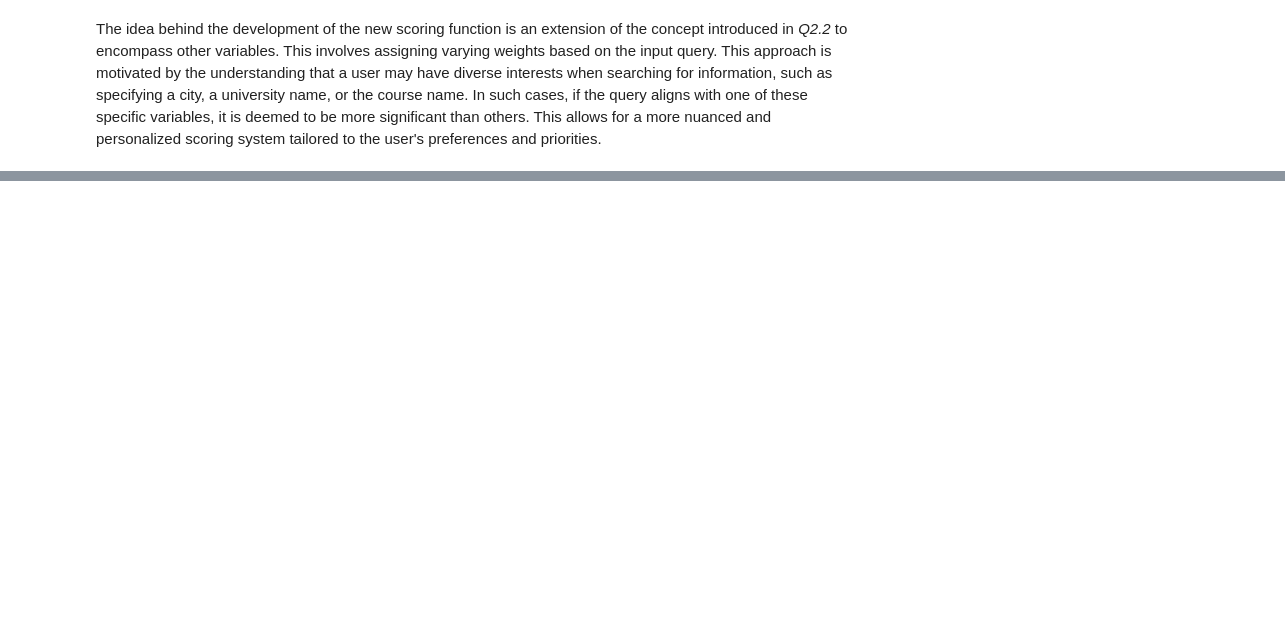
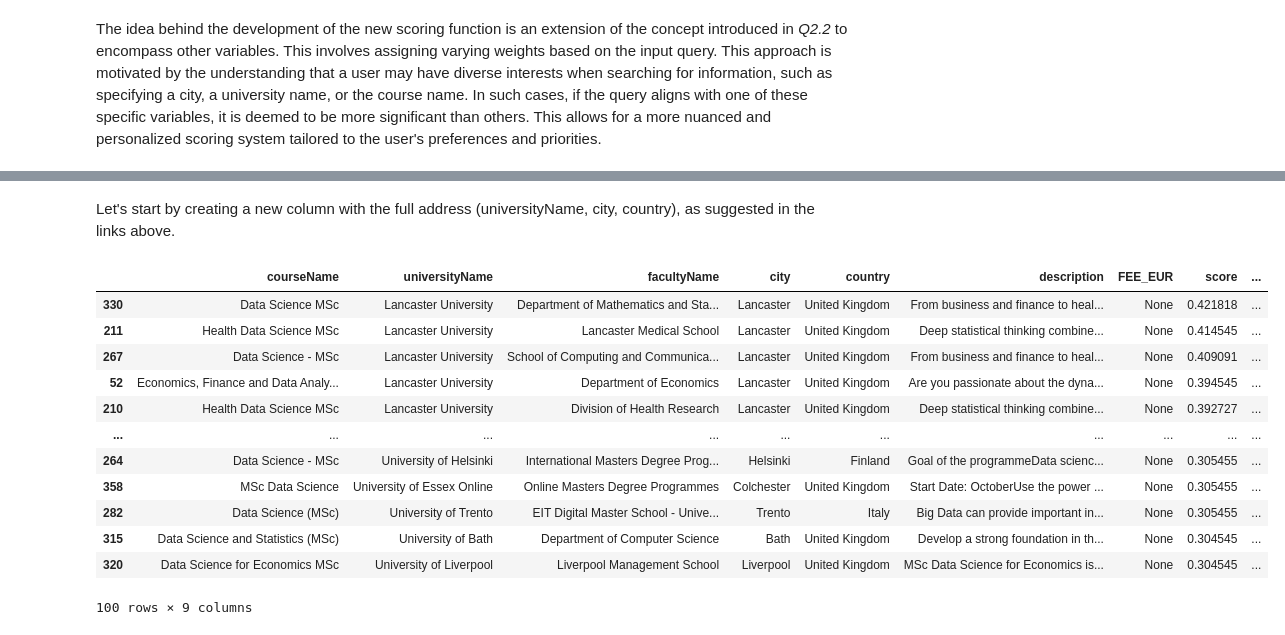
Before and after one commit to saifali03/Master-s-Degrees-from-all-over-, a Jupyter notebook: ADM_HW3.ipynb, the cells around one changed output, grey strips where cells are left out. Saved outputs shown, nothing was run; the diff lists cells and outputs as text; code cells hidden in the pictures; blank space fills up the shorter version.

```diff
--- a/ADM_HW3.ipynb
+++ b/ADM_HW3.ipynb
@@ -407,0 +406,20 @@ sorted_df
+# %% [markdown]
+Let's start by creating a new column with the full address (universityName, city, country), as suggested in the links above.
+# %%
+k = 100
+sorted_df['full_address'] = sorted_df['universityName'] + ", " + sorted_df['city'] + ", " + sorted_df['country']
+sorted_df.head(k)
+# %% [output]
+|  | courseName | universityName | facultyName | city | country | description | FEE_EUR | score | ... |
+| 330 | Data Science MSc | Lancaster University | Department of Mathematics and Sta... | Lancaster | United Kingdom | From business and finance to heal... | None | 0.421818 | ... |
+| 211 | Health Data Science MSc | Lancaster University | Lancaster Medical School | Lancaster | United Kingdom | Deep statistical thinking combine... | None | 0.414545 | ... |
+| 267 | Data Science - MSc | Lancaster University | School of Computing and Communica... | Lancaster | United Kingdom | From business and finance to heal... | None | 0.409091 | ... |
+| 52 | Economics, Finance and Data Analy... | Lancaster University | Department of Economics | Lancaster | United Kingdom | Are you passionate about the dyna... | None | 0.394545 | ... |
+| 210 | Health Data Science MSc | Lancaster University | Division of Health Research | Lancaster | United Kingdom | Deep statistical thinking combine... | None | 0.392727 | ... |
+| ... | ... | ... | ... | ... | ... | ... | ... | ... | ... |
+| 264 | Data Science - MSc | University of Helsinki | International Masters Degree Prog... | Helsinki | Finland | Goal of the pro­grammeData scienc... | None | 0.305455 | ... |
+| 358 | MSc Data Science | University of Essex Online | Online Masters Degree Programmes | Colchester | United Kingdom | Start Date: OctoberUse the power ... | None | 0.305455 | ... |
+| 282 | Data Science (MSc) | University of Trento | EIT Digital Master School - Unive... | Trento | Italy | Big Data can provide important in... | None | 0.305455 | ... |
+| 315 | Data Science and Statistics (MSc) | University of Bath | Department of Computer Science | Bath | United Kingdom | Develop a strong foundation in th... | None | 0.304545 | ... |
+| 320 | Data Science for Economics MSc | University of Liverpool | Liverpool Management School | Liverpool | United Kingdom | MSc Data Science for Economics is... | None | 0.304545 | ... |
+100 rows × 9 columns
```
Also changed, not shown: parts of 20 cells of this notebook.
